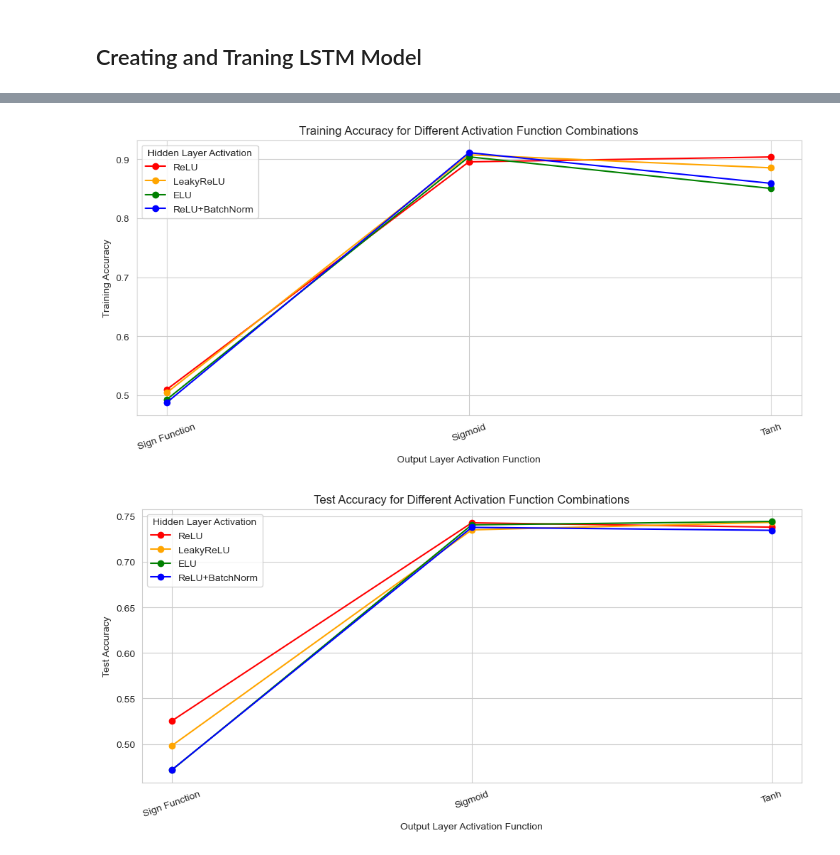
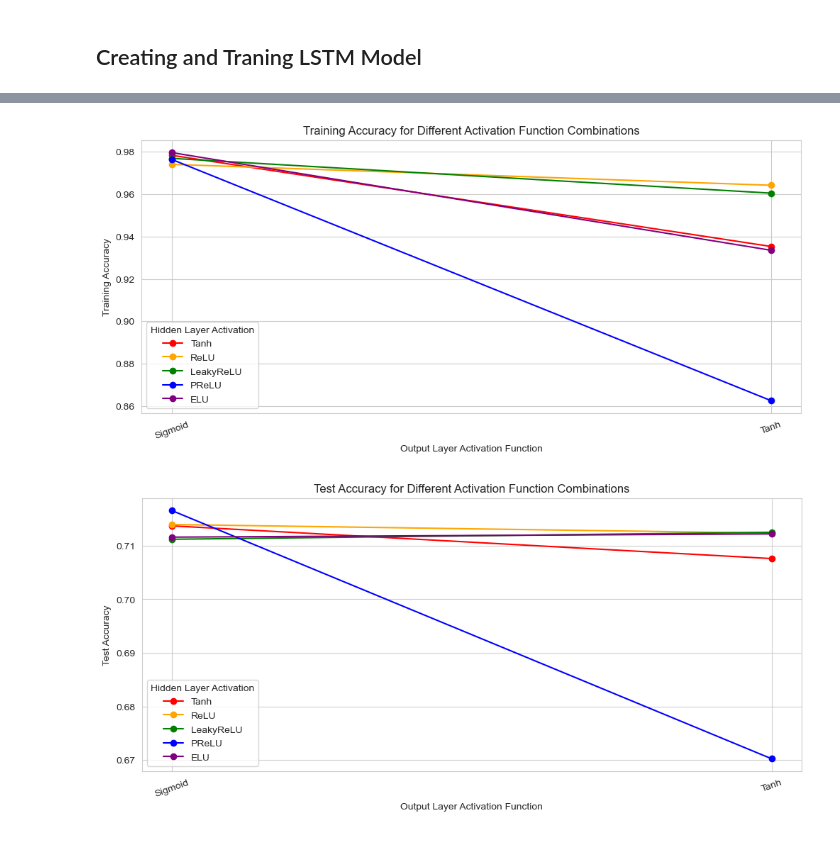
Before and after one commit to bibigan/Sentiment-Analysis-using-RNN, a Jupyter notebook: RNN-6-Activation-Function.ipynb, the cells around one changed output, grey strips where cells are left out. Cells and saved outputs as stored; diff of their text form; code cells hidden in the pictures.

Commit message:
update activation fuction test result

```diff
--- a/RNN-6-Activation-Function.ipynb
+++ b/RNN-6-Activation-Function.ipynb
@@ -313,13 +325,15 @@ from keras.layers import Dense, Embedding, LSTM, Dropout, BatchNormalization, Le
 # %%
 num_epochs = 10
 max_len = 200
-hidden_units = 4
-LSTM_units = 32
-max_words = 5000
-embedding_dim = 64
+hidden_units = 16
+LSTM_layers = 1
+LSTM_units = 8
+max_words = 10000
+embedding_dim = 128
 learning_rate = 0.001
 dropout = 0.0
 
+num_repeats = 5  # 新增重复实验次数
 results = {}
 params_history = {}
 
@@ -329,8 +343,14 @@ from tensorflow.keras import backend as K
 def sign_activation(x):
     return K.sign(x)
 
-hidden_activations = {'ReLU': 'relu', 'LeakyReLU': layers.LeakyReLU(), 'ELU': 'elu'}
-output_activations = {'Sign Function': sign_activation, 'Sigmoid': 'sigmoid', 'Tanh': 'tanh'}
+hidden_activations = {
+    'Tanh': 'tanh',
+    'ReLU': 'relu',
+    'LeakyReLU': layers.LeakyReLU(),
+    'PReLU': PReLU(),
+    'ELU': 'elu'
+}
+output_activations = {'Sigmoid': 'sigmoid', 'Tanh': 'tanh'}
 # %% [markdown]
 ## Converting text data into sequences
 # %%
@@ -369,11 +389,13 @@ print(np.unique(test_label))
 def create_lstm_model(hidden_act_name, hidden_act, output_act):
     model = Sequential()
     model.add(layers.Embedding(max_words, embedding_dim))
-    model.add(layers.LSTM(LSTM_units, dropout=dropout))
-    model.add(layers.Dense(hidden_units, activation=hidden_act))
+    for i in range(LSTM_layers):
+        return_sequences = i < LSTM_layers - 1  # 只有在不是最后一层时才返回序列
+        model.add(layers.LSTM(LSTM_units, dropout=dropout, return_sequences=return_sequences))
     model.add(layers.Dense(hidden_units, activation=hidden_act))
     model.add(layers.Dense(hidden_units, activation=hidden_act))
     model.add(layers.Dense(1, activation=output_act))
+
     optimizer = Adam(learning_rate=learning_rate)
     model.compile(optimizer=optimizer, loss='binary_crossentropy', metrics=['accuracy'])
     return model
@@ -428,38 +466,43 @@ output_act_names = list(output_activations.keys())
 # --- 训练精度折线图 ---
 plt.figure(figsize=(12, 5))
 for i, hidden_act in enumerate(hidden_act_names):
-    train_acc = [results[(hidden_act, output_act)]['train_acc'] for output_act in output_act_names]
+    train_acc = [results[(hidden_act, output_act)]['train_mean'] for output_act in output_act_names]
     plt.plot(output_act_names, train_acc, marker='o', linestyle='-', color=colors[i], label=f"{hidden_act}")
 plt.xlabel("Output Layer Activation Function")
 plt.ylabel("Training Accuracy")
 plt.title("Training Accuracy for Different Activation Function Combinations")
 plt.legend(title="Hidden Layer Activation")
 plt.xticks(rotation=20)
 plt.show()
 
 # --- 测试精度折线图 ---
 plt.figure(figsize=(12, 5))
 for i, hidden_act in enumerate(hidden_act_names):
-    test_acc = [results[(hidden_act, output_act)]['test_acc'] for output_act in output_act_names]
+    test_acc = [results[(hidden_act, output_act)]['test_mean'] for output_act in output_act_names]
     plt.plot(output_act_names, test_acc, marker='o', linestyle='-', color=colors[i], label=f"{hidden_act}")
 plt.xlabel("Output Layer Activation Function")
 plt.ylabel("Test Accuracy")
 plt.title("Test Accuracy for Different Activation Function Combinations")
 plt.legend(title="Hidden Layer Activation")
 plt.xticks(rotation=20)
 plt.show()
 
 # --- 参数量变化折线图 ---
 plt.figure(figsize=(8, 6))
 for i, hidden_act in enumerate(hidden_act_names):
     params = [params_history[(hidden_act, output_act)] for output_act in output_act_names]
     plt.plot(output_act_names, params, marker='o', linestyle='-', color=colors[i], label=f"{hidden_act}")
 plt.xlabel("Output Layer Activation Function")
 plt.ylabel("Trainable Parameters")
 plt.title("Model Parameters for Different Activation Function Combinations")
 plt.legend(title="Hidden Layer Activation")
 plt.xticks(rotation=20)
 plt.show()
+
+# hidden act PReLU, output act sigmod
+# hidden act ELU, output act sigmod
+# hidden act ReLU, output act sigmod
+# hidden act LeakyReLU, output act Tanh
 # %% [output]
-[figure, old version]
+[figure, new version]
-[figure, old version]
+[figure, new version]
```
Also changed, not shown: parts of 16 cells of this notebook, 2 other files.
